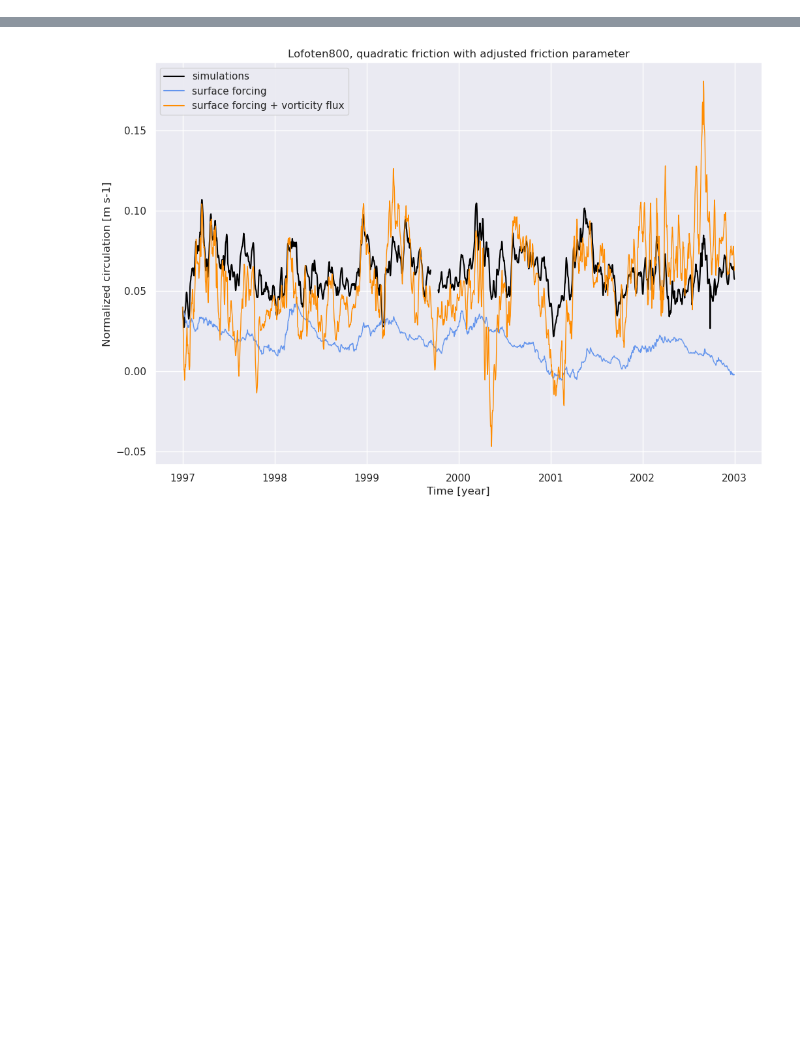
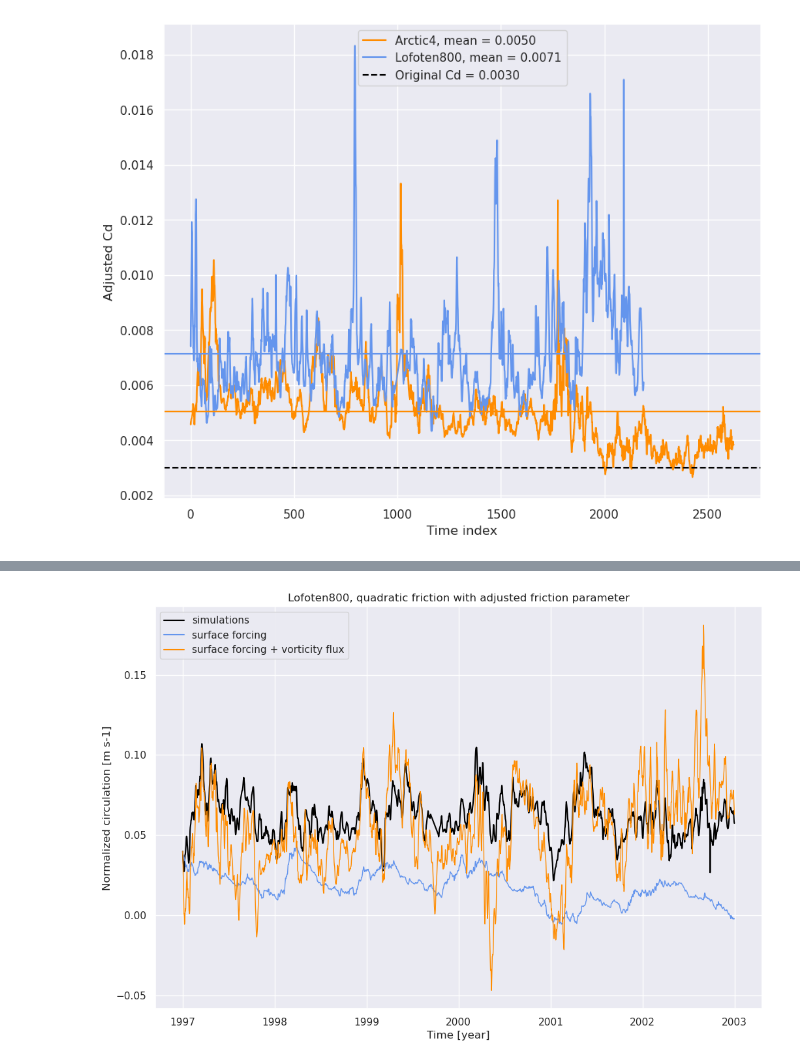
Before and after one commit to alpsjur/Vorticity-Driven-Circulation, a Jupyter notebook: time_integrals.ipynb, the cells around one changed output, grey strips where cells are left out. Saved outputs shown, nothing was run; the diff lists cells and outputs as text; code cells hidden in the pictures; blank space fills up the shorter version.

```diff
--- a/time_integrals.ipynb
+++ b/time_integrals.ipynb
@@ -8,7 +7,0 @@ from methods_time_integrals import quadratic_friction, linear_friction, integrat
-# %%
-def find_Cdnod(ts, Cd):
-    L = ts.L_area
-    ub2 = ts.ub2circ_area.values/L
-    u = ts.ucirc_area.values/L
-
-    return Cd*ub2/(u*np.abs(u))
@@ -91,6 +14,7 @@ dt = 60*60*24
 
 H = 3114
 rho = 1025
+Cd = 0.003
 
 # Define the filenames for the datasets (these should be updated with the correct file paths)
 A4_file = "A4/A4_lofoten_h_50km_timeseries.nc"
@@ -98,10 +22,50 @@ L800_file = "lofoten800/lofoten800_lofoten_h_50km_timeseries.nc"
 
 # Load the datasets using xarray
 ts_A4 = xr.open_dataset(datapath + A4_file)
+ts_L800 = xr.open_dataset(datapath + L800_file).sel(ocean_time=slice("01.01.1997", None))
+
+# Adjusting surface stress
 ts_A4["taucirc_area"] = ts_A4.taucirc_area/(H*rho)
 ts_A4["taucirc_line"] = ts_A4.taucirc_line/(H*rho)
-ts_L800 = xr.open_dataset(datapath + L800_file).sel(ocean_time=slice("01.01.1997", None))
+
+# Combining the two vorticity terms
 ts_L800["zflux_area"] = ts_L800.zbarflux_area + ts_L800.znodflux_area
 ts_L800["zflux_line"] = ts_L800.zbarflux_line + ts_L800.znodflux_line
 
+# Interpolating missing values TODO : fill in data gaps
+ts_L800["ucirc_area"] = ts_L800["ucirc_area"].interpolate_na(dim="ocean_time", method="linear")
+ts_L800["ub2circ_area"] = ts_L800["ub2circ_area"].interpolate_na(dim="ocean_time", method="linear")
+
 sns.set_theme("notebook")
+# %%
+# Calculate the corrected drag coefficient (Cdnod) for each dataset
+Cdnod_A4 = find_Cdnod(ts_A4, Cd)
+Cdnod_L800 = find_Cdnod(ts_L800, Cd)
+
+# calculate mean corrected drag coefficient
+Cdnod_A4_mean = np.nanmean(Cdnod_A4)
+Cdnod_L800_mean = np.nanmean(Cdnod_L800)
+
+fig, ax = plt.subplots(figsize=(10,8))
+
+# Plot the Cdnod for both datasets
+ax.plot(Cdnod_A4, label=f'Arctic4, mean = {Cdnod_A4_mean:.4f}', color="darkorange")
+ax.plot(Cdnod_L800, label=f'Lofoten800, mean = {Cdnod_L800_mean:.4f}', color="cornflowerblue")
+
+# Add a horizontal line to represent the mean values
+ax.axhline(Cdnod_A4_mean, color="darkorange")
+ax.axhline(Cdnod_L800_mean, color="cornflowerblue")
+
+
+# Add a horizontal line to represent the original drag coefficient Cd
+ax.axhline(Cd, color='black', ls="--", label=f'Original Cd = {Cd:.4f}')
+
+# Add labels and a legend for better clarity
+ax.set_xlabel('Time index')
+ax.set_ylabel('Adjusted Cd')
+ax.legend()
+
+fig.savefig("figures/adjustedCd.pdf")
+fig.savefig("figures/adjustedCd.png")
+# %% [output]
+[figure, added]
```
Also changed, not shown: parts of 6 cells of this notebook, 2 other files.
